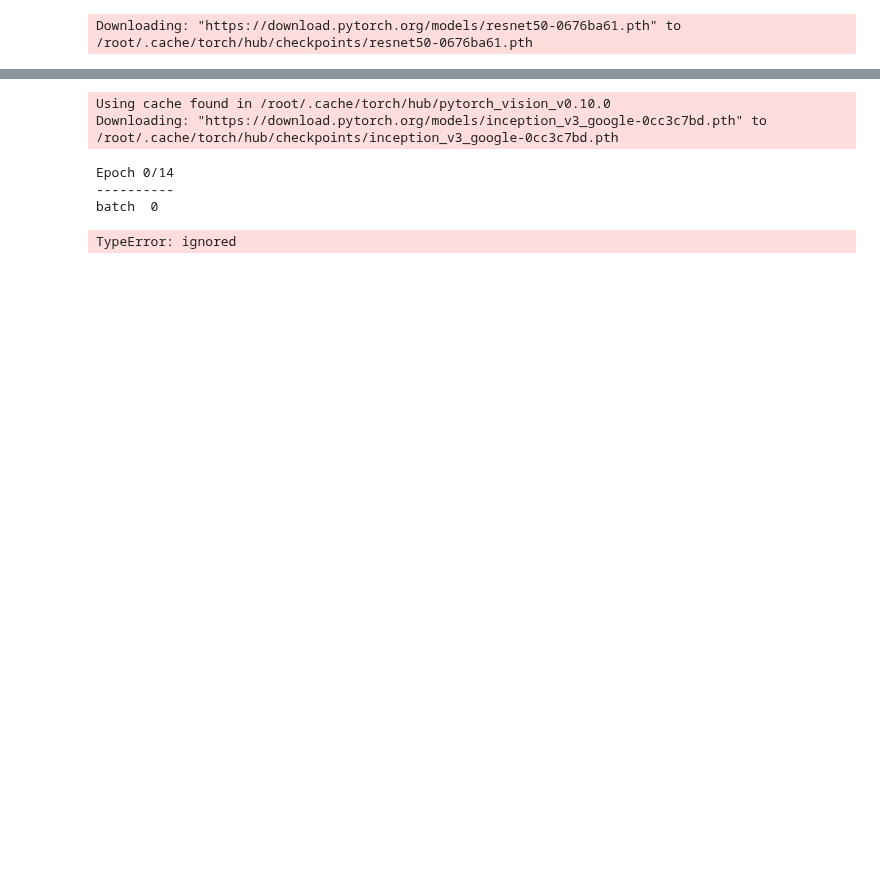
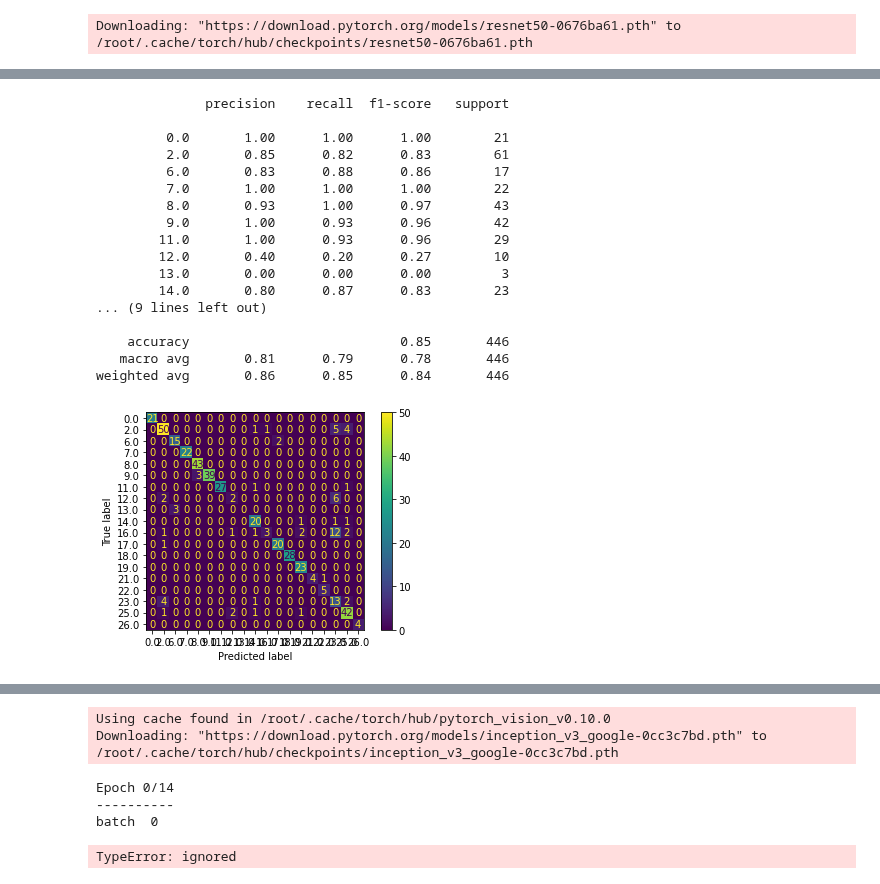
Before and after one commit to mille055/stanford_project, a Jupyter notebook: notebooks/Train_pixel_class.ipynb, the cells around one changed output, grey strips where cells are left out. Saved outputs shown, nothing was run; the diff lists cells and outputs as text; code cells hidden in the pictures; blank space fills up the shorter version.

```diff
--- a/notebooks/Train_pixel_class.ipynb
+++ b/notebooks/Train_pixel_class.ipynb
@@ -549,0 +553,16 @@ weighted avg       0.87      0.89      0.88       446
+# %%
+test2_csv_short = shorten_df(test_csv, 0.75)
+test2 = test2_csv_short.reset_index(drop=True)
+# %%
+test_imgdata2 = ImgDataset(test2, data_transforms['test'])
+test_loader2 = DataLoader(test_imgdata2, batch_size=8, shuffle=False)
+# %%
+#testing model trained on images with selection = 0.3 with test where selection = 0.5
+# Test the pre-trained model
+#classes = set(train.label)
+acc2,recall_vals2, test_preds2, ytrue2 = test_model(model_ft,test_loader2,device)
+print('Test set accuracy is {:.3f}'.format(acc))
+
+
+for i in range(len(recall_vals)):
+    print('For class {}, recall is {}'.format(i,recall_vals[i]))
@@ -550,2 +587,26 @@ weighted avg       0.87      0.89      0.88       446
+# %%
+
+ConfusionMatrixDisplay.from_predictions(ytrue, test_preds2)
+
+print(classification_report(ytrue, test_preds2))
+# %% [output]
+              precision    recall  f1-score   support
+
+         0.0       1.00      1.00      1.00        21
+         2.0       0.85      0.82      0.83        61
+         6.0       0.83      0.88      0.86        17
+         7.0       1.00      1.00      1.00        22
+         8.0       0.93      1.00      0.97        43
+         9.0       1.00      0.93      0.96        42
+        11.0       1.00      0.93      0.96        29
+        12.0       0.40      0.20      0.27        10
+        13.0       0.00      0.00      0.00         3
+        14.0       0.80      0.87      0.83        23
+... (9 lines left out)
+
+    accuracy                           0.85       446
+   macro avg       0.81      0.79      0.78       446
+weighted avg       0.86      0.85      0.84       446
+[figure, added]
 # %%
 model_dn = torch.hub.load('pytorch/vision:v0.10.0', 'densenet121', pretrained=True)
```
Also changed, not shown: parts of 16 cells of this notebook.
